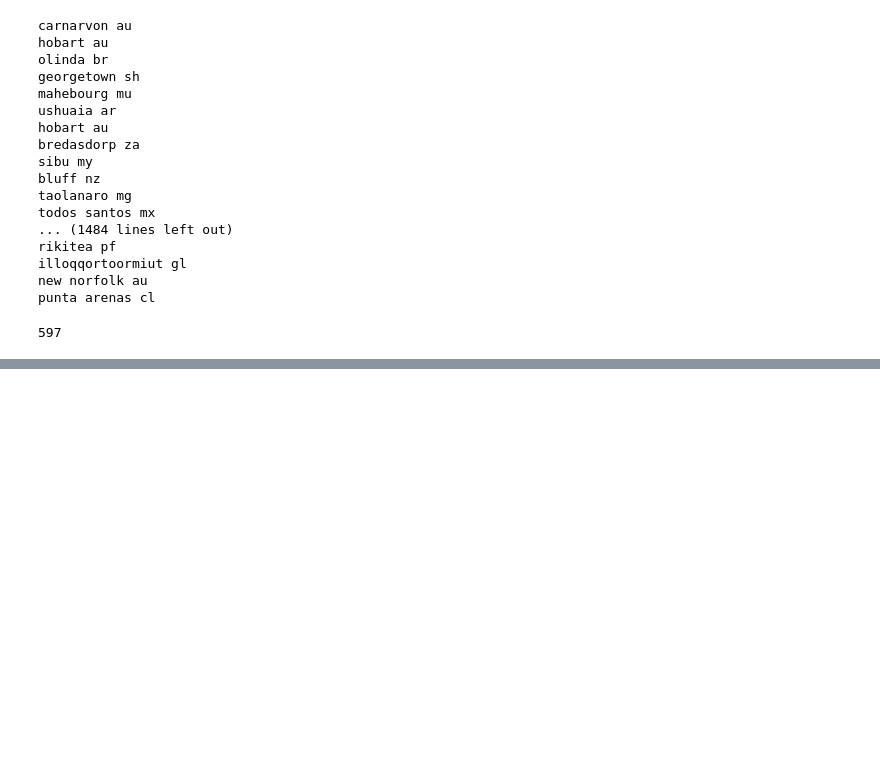
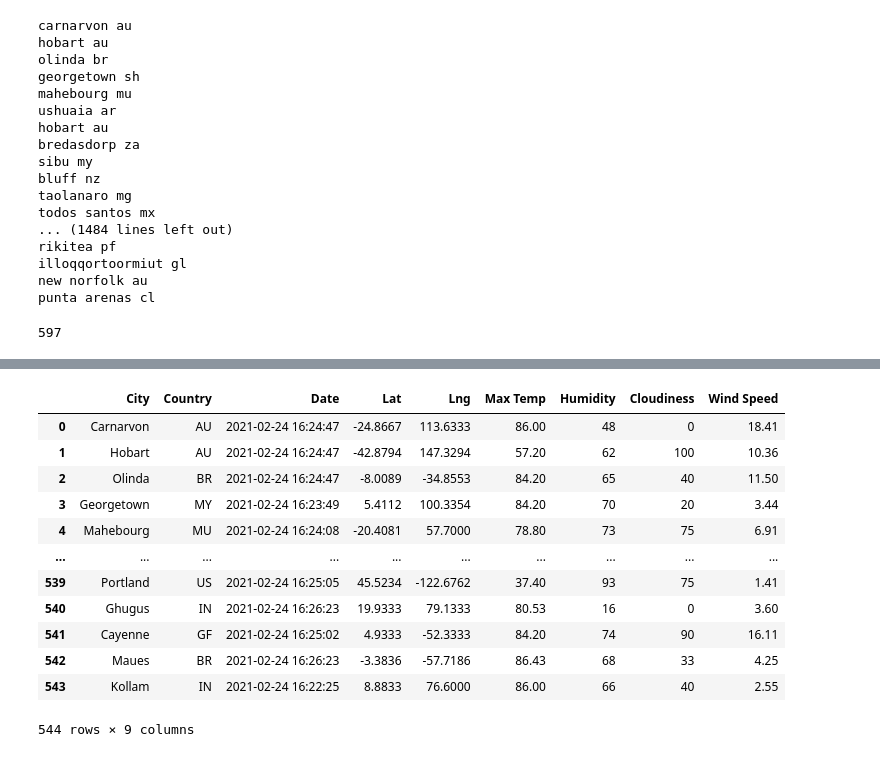
Before and after one commit to jbenasuli/World_Weather_Analysis, a Jupyter notebook: WeatherPy.ipynb, the cells around one changed output, grey strips where cells are left out. Drawn from its saved outputs; the diff is of its cells as text; code cells hidden in the pictures; blank space fills up the shorter version.

Commit message:
add weather data df

```diff
--- a/WeatherPy.ipynb
+++ b/WeatherPy.ipynb
@@ -143,0 +152,4 @@ len(cities)
+# %%
+# Starting URL for Weather Map API Call.
+url = "http://api.openweathermap.org/data/2.5/weather?units=Imperial&APPID=" + weather_api_key
+print(url)
@@ -143,0 +161,10 @@ len(cities)
+# %%
+# Create an empty list to hold the weather data.
+city_data = []
+# Print the beginning of the logging.
+print("Beginning Data Retrieval     ")
+print("-----------------------------")
+
+# Create counters.
+record_count = 1
+set_count = 1
@@ -143,0 +245,4 @@ len(cities)
+# %%
+# Convert the array of dictionaries to a Pandas DataFrame.
+city_data_df = pd.DataFrame(city_data)
+city_data_df.head(10)
@@ -143,0 +261,19 @@ len(cities)
+# %%
+new_column_order = ["City", "Country", "Date", "Lat", "Lng", "Max Temp", "Humidity", "Cloudiness", "Wind Speed"]
+city_data_df = city_data_df[new_column_order]
+# %%
+city_data_df
+# %% [output]
+|  | City | Country | Date | Lat | Lng | Max Temp | Humidity | Cloudiness | Wind Speed |
+| 0 | Carnarvon | AU | 2021-02-24 16:24:47 | -24.8667 | 113.6333 | 86.00 | 48 | 0 | 18.41 |
+| 1 | Hobart | AU | 2021-02-24 16:24:47 | -42.8794 | 147.3294 | 57.20 | 62 | 100 | 10.36 |
+| 2 | Olinda | BR | 2021-02-24 16:24:47 | -8.0089 | -34.8553 | 84.20 | 65 | 40 | 11.50 |
+| 3 | Georgetown | MY | 2021-02-24 16:23:49 | 5.4112 | 100.3354 | 84.20 | 70 | 20 | 3.44 |
+| 4 | Mahebourg | MU | 2021-02-24 16:24:08 | -20.4081 | 57.7000 | 78.80 | 73 | 75 | 6.91 |
+| ... | ... | ... | ... | ... | ... | ... | ... | ... | ... |
+| 539 | Portland | US | 2021-02-24 16:25:05 | 45.5234 | -122.6762 | 37.40 | 93 | 75 | 1.41 |
+| 540 | Ghugus | IN | 2021-02-24 16:26:23 | 19.9333 | 79.1333 | 80.53 | 16 | 0 | 3.60 |
+| 541 | Cayenne | GF | 2021-02-24 16:25:02 | 4.9333 | -52.3333 | 84.20 | 74 | 90 | 16.11 |
+| 542 | Maues | BR | 2021-02-24 16:26:23 | -3.3836 | -57.7186 | 86.43 | 68 | 33 | 4.25 |
+| 543 | Kollam | IN | 2021-02-24 16:22:25 | 8.8833 | 76.6000 | 86.00 | 66 | 40 | 2.55 |
+544 rows × 9 columns
```
Also changed, not shown: parts of 9 cells of this notebook.
